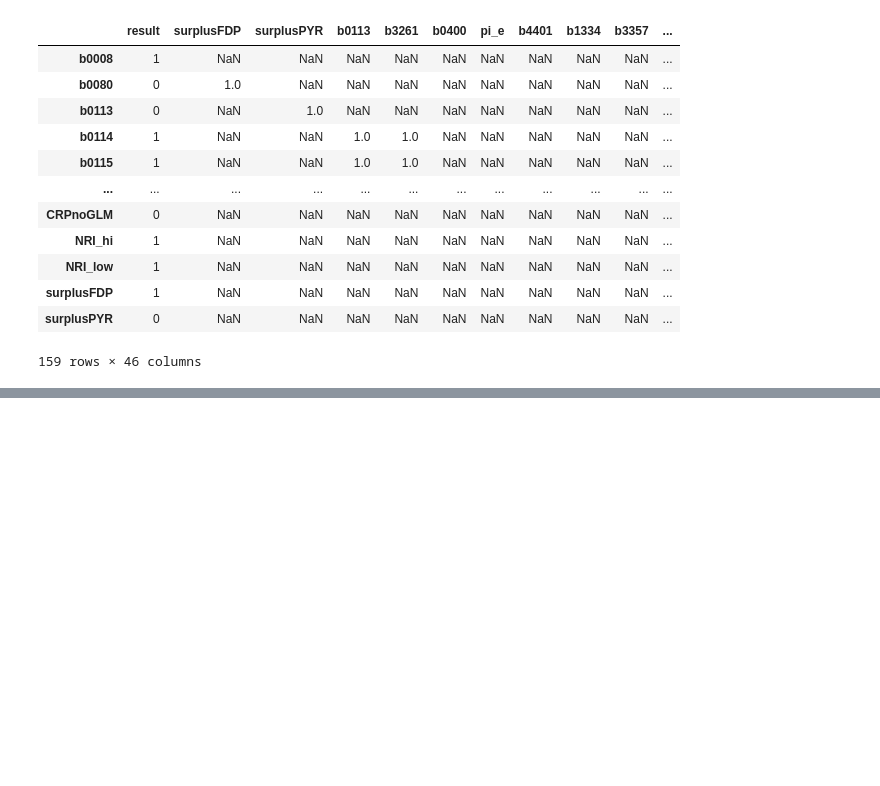
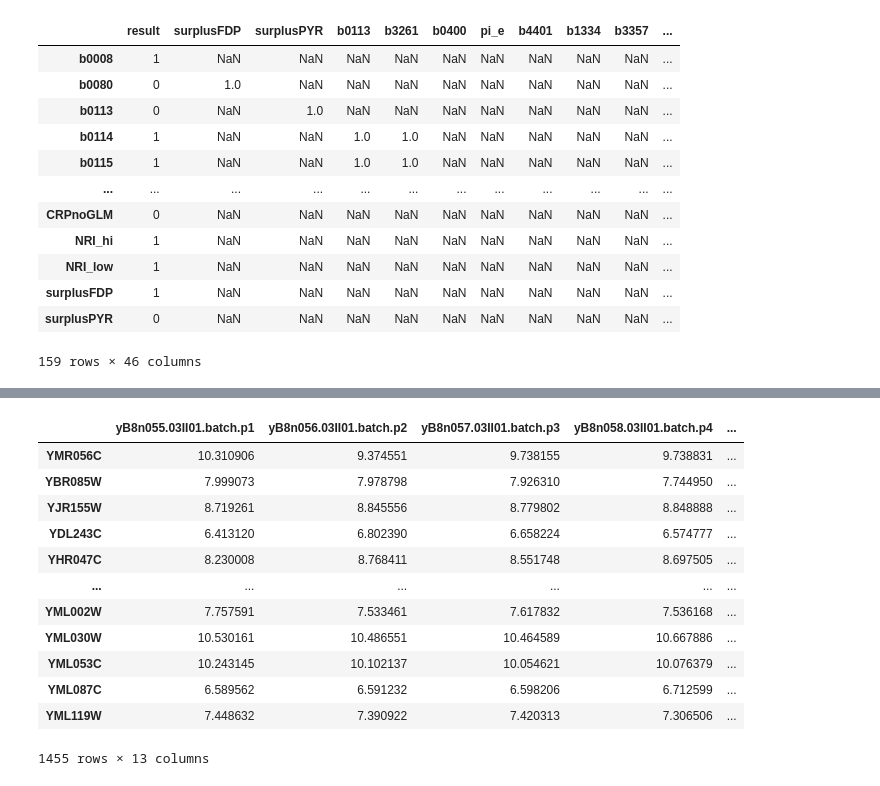
Before and after one commit to BioSystemsUM/MEWpy, a Jupyter notebook: examples/mew_analysis.ipynb, the cells around one changed output, grey strips where cells are left out. Drawn from its saved outputs; the diff is of its cells as text; code cells hidden in the pictures; blank space fills up the shorter version.

```diff
--- a/examples/mew_analysis.ipynb
+++ b/examples/mew_analysis.ipynb
@@ -51,21 +52,22 @@ imc1010_trn_reader = Reader(Engines.BooleanRegulatoryCSV,
 
 # M. tuberculosis iNJ661
 inj661_gem_reader = Reader(Engines.MetabolicSBML, path.joinpath('iNJ661.xml'))
-inj661_trn_reader = Reader(Engines.CoExpressionRegulatoryCSV,
+inj661_trn_reader = Reader(Engines.TargetRegulatorRegulatoryCSV,
                            path.joinpath('iNJ661_trn.csv'),
+                           sep=';',
+                           target_col=0,
+                           regulator_col=1,
+                           header=None)
+inj661_gene_expression_path = path.joinpath('iNJ661_gene_expression.csv')
+
+# S. cerevisae iMM904
+imm904_gem_reader = Reader(Engines.MetabolicSBML, path.joinpath('iMM904.xml'))
+imm904_trn_reader = Reader(Engines.CoExpressionRegulatoryCSV,
+                           path.joinpath('iMM904_trn.csv'),
                            sep=',',
                            target_col=2,
                            co_activating_col=3,
                            co_repressing_col=4,
                            header=0)
-
-# S. cerevisae iMM904
-imm904_gem_reader = Reader(Engines.MetabolicSBML, path.joinpath('iMM904.xml'))
-imm904_trn_reader = Reader(Engines.TargetRegulatorRegulatoryCSV,
-                           path.joinpath('iMM904_trn.csv'),
-                           sep=';',
-                           target_col=0,
-                           regulator_col=1,
-                           header=None)
 # %% [markdown]
 ## Working with phenotype simulation in MEWpy
@@ -629,0 +869,8 @@ solution
+# %%
+# loading model
+model = read_model(imm904_gem_reader, imm904_trn_reader)
+
+# objective function
+BIOMASS_ID = 'BIOMASS_SC5_notrace'
+model.objective = {BIOMASS_ID: 1}
+model
@@ -629,0 +901,30 @@ solution
+# %%
+from mewpy.omics.preprocessing import predict_gene_expression
+from mewpy.io import read_gene_expression_dataset, read_coregflux_influence_matrix
+
+# HINT: you can uncomment the following line to load pre-computed gene expression predictions.
+# Do not forget to comment the remaining lines in this cell.
+# gene_expression_prediction = read_gene_expression_dataset(path.joinpath('iMM904_gene_expression_prediction.csv'),
+#                                                           sep=',', gene_col=0, header=0)
+
+expression = read_gene_expression_dataset(path.joinpath('iMM904_gene_expression.csv'), sep=';', gene_col=0, header=0)
+influence = read_coregflux_influence_matrix(path.joinpath('iMM904_influence.csv'), sep=';', gene_col=0, header=0)
+experiments = read_coregflux_influence_matrix(path.joinpath('iMM904_experiments.csv'), sep=';', gene_col=0, header=0)
+
+gene_expression_prediction = predict_gene_expression(model=model, influence=influence, expression=expression,
+                                                     experiments=experiments)
+gene_expression_prediction
+# %% [output]
+|  | yB8n055.03II01.batch.p1 | yB8n056.03II01.batch.p2 | yB8n057.03II01.batch.p3 | yB8n058.03II01.batch.p4 | ... |
+| YMR056C | 10.310906 | 9.374551 | 9.738155 | 9.738831 | ... |
+| YBR085W | 7.999073 | 7.978798 | 7.926310 | 7.744950 | ... |
+| YJR155W | 8.719261 | 8.845556 | 8.779802 | 8.848888 | ... |
+| YDL243C | 6.413120 | 6.802390 | 6.658224 | 6.574777 | ... |
+| YHR047C | 8.230008 | 8.768411 | 8.551748 | 8.697505 | ... |
+| ... | ... | ... | ... | ... | ... |
+| YML002W | 7.757591 | 7.533461 | 7.617832 | 7.536168 | ... |
+| YML030W | 10.530161 | 10.486551 | 10.464589 | 10.667886 | ... |
+| YML053C | 10.243145 | 10.102137 | 10.054621 | 10.076379 | ... |
+| YML087C | 6.589562 | 6.591232 | 6.598206 | 6.712599 | ... |
+| YML119W | 7.448632 | 7.390922 | 7.420313 | 7.306506 | ... |
+1455 rows × 13 columns
```
Also changed, not shown: parts of 59 cells of this notebook, 4 other files.
